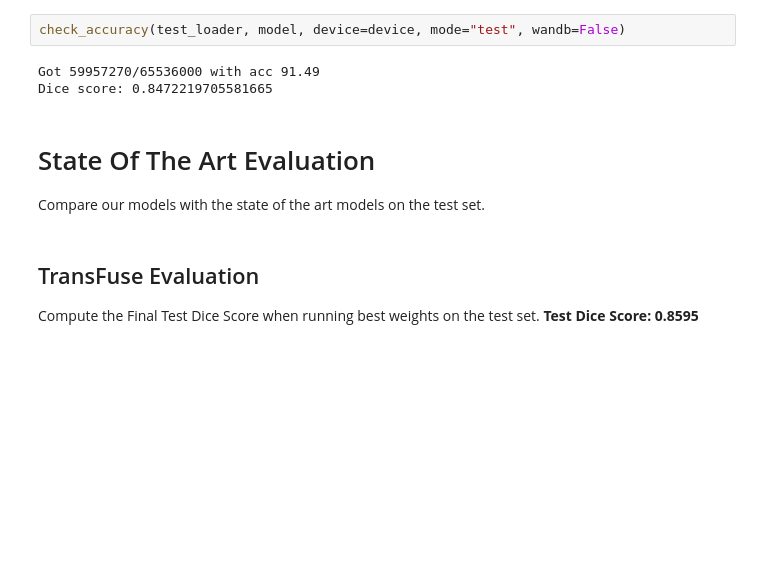
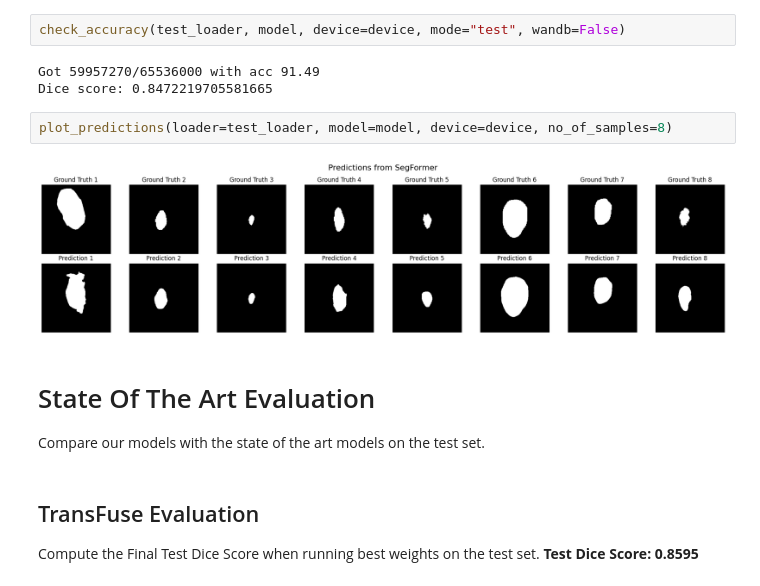
Before and after one commit to JTZ18/50.039-Deep-Learning, a Jupyter notebook: notebooks/evaluation.ipynb, the cells around one changed output. Cells and saved outputs as stored; diff of their text form; blank space fills up the shorter version.

```diff
--- a/notebooks/evaluation.ipynb
+++ b/notebooks/evaluation.ipynb
@@ -144,6 +154,10 @@ check_accuracy(test_loader, model, device=device, mode="test", wandb=False)
 # %% [output]
 Got 59957270/65536000 with acc 91.49
 Dice score: 0.8472219705581665
+# %%
+plot_predictions(loader=test_loader, model=model, device=device, no_of_samples=8)
+# %% [output]
+[figure, added]
 # %% [markdown]
 # State Of The Art Evaluation
 Compare our models with the state of the art models on the test set.
```
Also changed, not shown: parts of 5 cells of this notebook.
